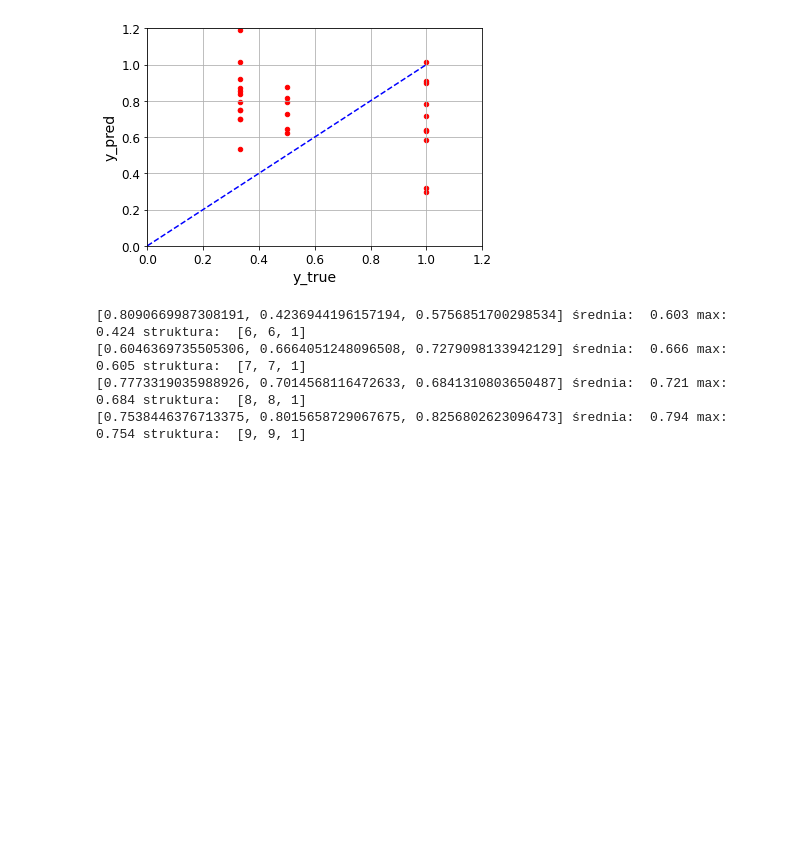
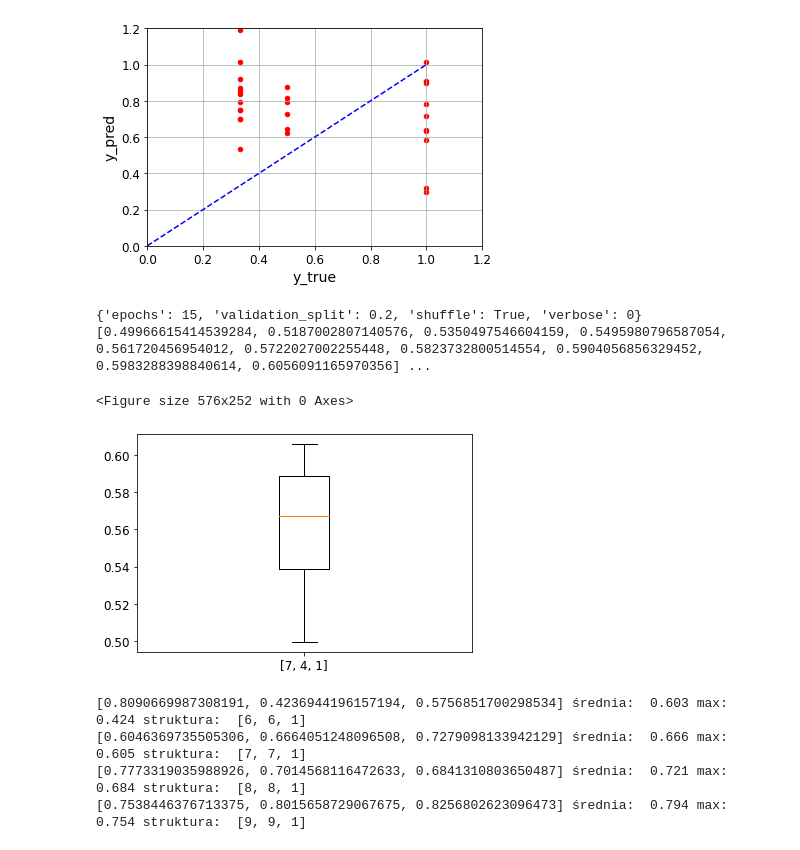
Before and after one commit to d-jus/tf_pipeline, a Jupyter notebook: SSN CRF - p & CRF - m.ipynb, the cells around one changed output. Drawn from its saved outputs; the diff is of its cells as text; code cells hidden in the pictures; blank space fills up the shorter version.

```diff
--- a/SSN CRF - p & CRF - m.ipynb
+++ b/SSN CRF - p & CRF - m.ipynb
@@ -543,6 +546,23 @@ plot_sc_all(scalerMinMax,scalerMinMax_output)
 # %% [output]
 Pearson correlation coefficient: 0.48
 [figure]
+# %%
+test1a = checker_dist_box(model, scalerMinMax,scalerMinMax_output, (data_p, CRFp))
+test1a.compute(
+    X_train, y_train,
+    epochs = 15,
+    validation_split = 0.2,
+    shuffle = True,
+    verbose=0,
+    )
+# %% [output]
+{'epochs': 15, 'validation_split': 0.2, 'shuffle': True, 'verbose': 0}
+[0.49966615414539284, 0.5187002807140576, 0.5350497546604159, 0.5495980796587054, 0.561720456954012, 0.5722027002255448, 0.5823732800514554, 0.5904056856329452, 0.5983288398840614, 0.6056091165970356] ...
+<Figure size 576x252 with 0 Axes>
+# %%
+test1a.plot_box
+# %% [output]
+[figure, added]
 # %%
 # #_2 check influence of the number of neurons, given optimizer and model.compile  -> plot_train_via_neurons(foo), compute()
 def foo(NEURONS):
```
Also changed, not shown: parts of 7 cells of this notebook, 1 other file.
